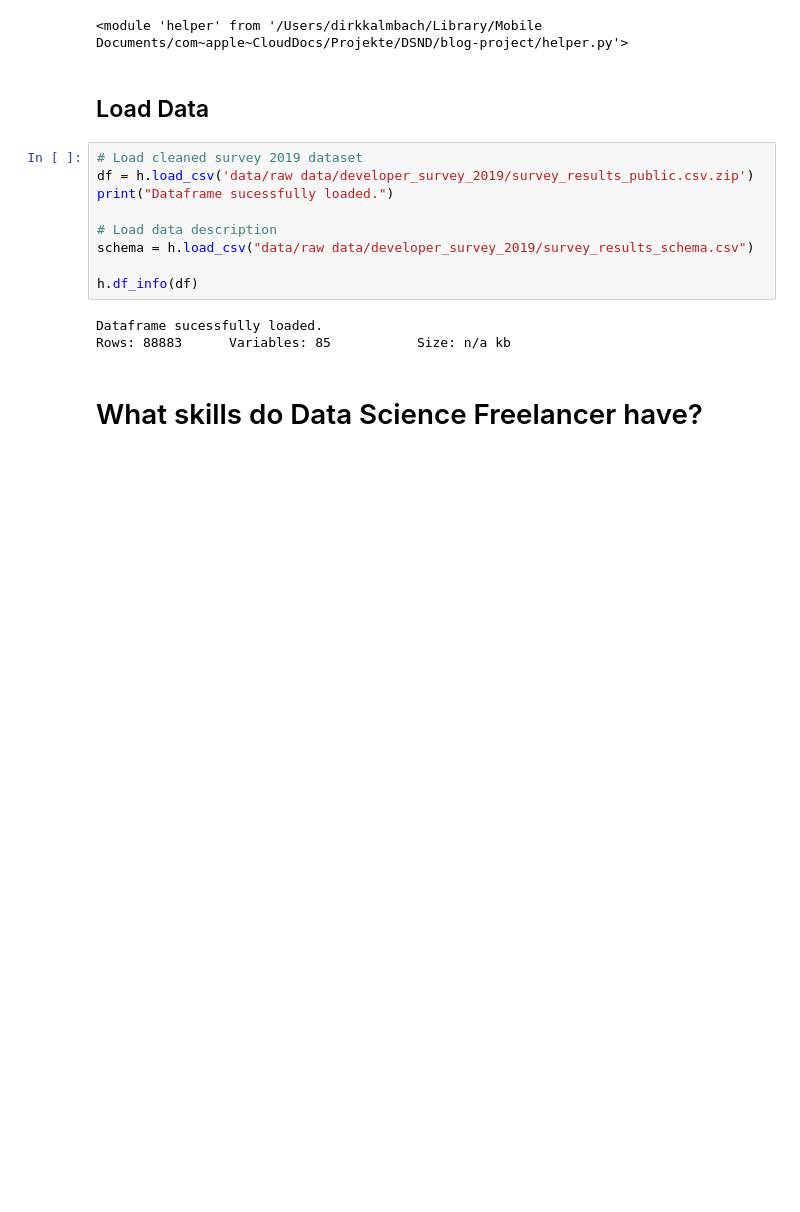
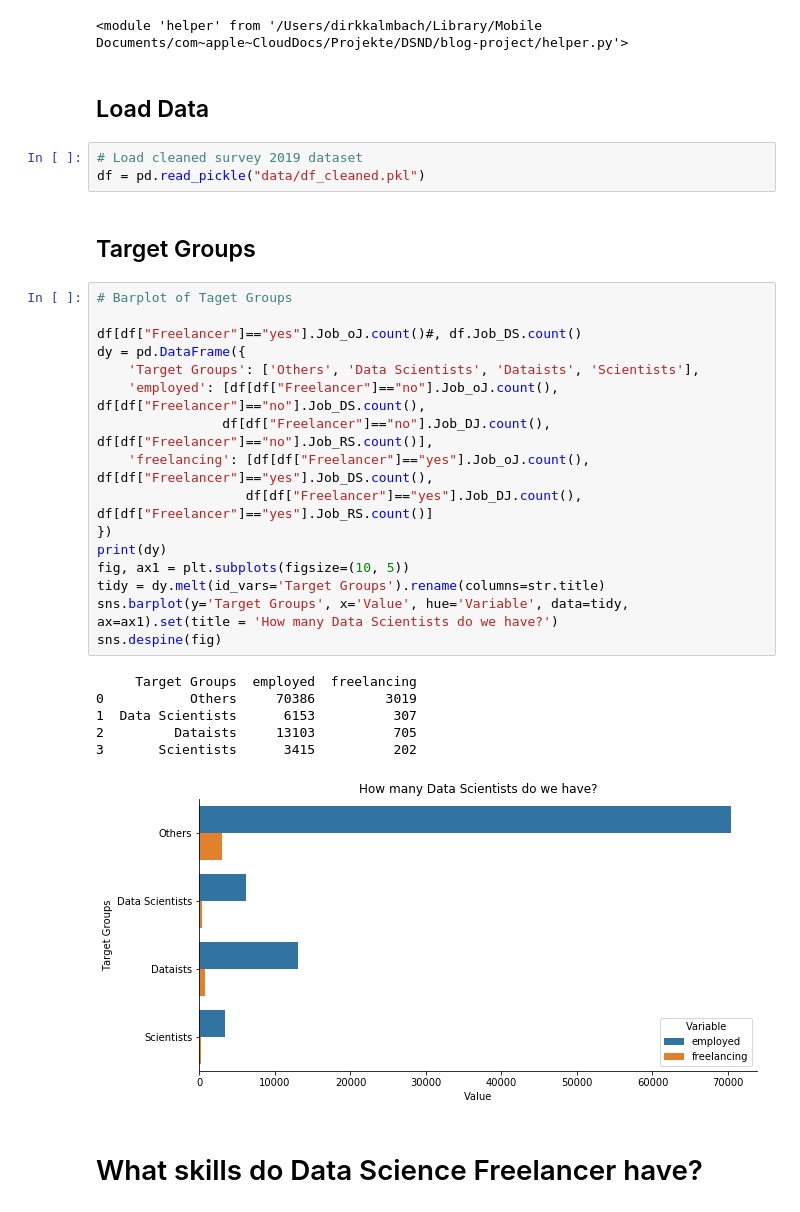
Before and after one commit to dirkkalmbach/How-to-Freelance-in-Data-Science, a Jupyter notebook: Results.ipynb, the cells around one changed output. Saved outputs shown, nothing was run; the diff lists cells and outputs as text; blank space fills up the shorter version.

Commit message:
CHORE stored df_cleaned.pkl

```diff
--- a/Results.ipynb
+++ b/Results.ipynb
@@ -38,18 +38,34 @@ imp.reload(h)
 <module 'helper' from '/Users/dirkkalmbach/Library/Mobile Documents/com~apple~CloudDocs/Projekte/DSND/blog-project/helper.py'>
 # %% [markdown]
 ## Load Data
-# %%
-# Load cleaned survey 2019 dataset
-df = h.load_csv('data/raw data/developer_survey_2019/survey_results_public.csv.zip')
-print("Dataframe sucessfully loaded.")
-
-# Load data description
-schema = h.load_csv("data/raw data/developer_survey_2019/survey_results_schema.csv")
-
-h.df_info(df)
-# %% [output]
-Dataframe sucessfully loaded.
-Rows: 88883      Variables: 85           Size: n/a kb
+# %%
+# Load cleaned survey 2019 dataset
+df = pd.read_pickle("data/df_cleaned.pkl")
+# %% [markdown]
+## Target Groups
+# %%
+# Barplot of Taget Groups
+
+df[df["Freelancer"]=="yes"].Job_oJ.count()#, df.Job_DS.count()
+dy = pd.DataFrame({
+    'Target Groups': ['Others', 'Data Scientists', 'Dataists', 'Scientists'],
+    'employed': [df[df["Freelancer"]=="no"].Job_oJ.count(), df[df["Freelancer"]=="no"].Job_DS.count(),
+                df[df["Freelancer"]=="no"].Job_DJ.count(), df[df["Freelancer"]=="no"].Job_RS.count()],
+    'freelancing': [df[df["Freelancer"]=="yes"].Job_oJ.count(), df[df["Freelancer"]=="yes"].Job_DS.count(),
+                   df[df["Freelancer"]=="yes"].Job_DJ.count(), df[df["Freelancer"]=="yes"].Job_RS.count()]
+})
+print(dy)
+fig, ax1 = plt.subplots(figsize=(10, 5))
+tidy = dy.melt(id_vars='Target Groups').rename(columns=str.title)
+sns.barplot(y='Target Groups', x='Value', hue='Variable', data=tidy, ax=ax1).set(title = 'How many Data Scientists do we have?')
+sns.despine(fig)
+# %% [output]
+     Target Groups  employed  freelancing
+0           Others     70386         3019
+1  Data Scientists      6153          307
+2         Dataists     13103          705
+3       Scientists      3415          202
+[figure, added]
 # %% [markdown]
 <h1 id="skills">What skills do Data Science Freelancer have?</h1>
 # %% [markdown]
```
Also changed, not shown: parts of 1 cell of this notebook, 2 other files.
